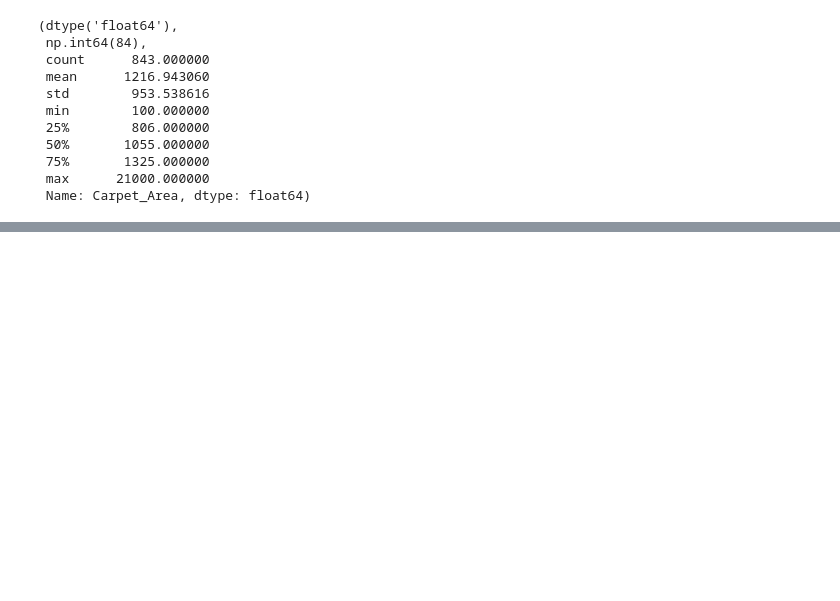
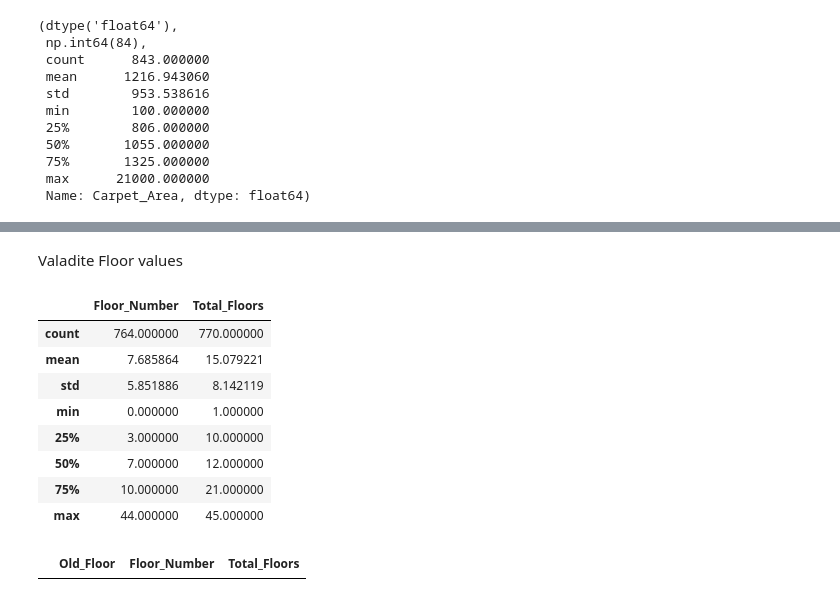
Before and after one commit to Omkesh-Bash/pune-real-estate-data-cleaning, a Jupyter notebook: notebooks/Pune_Real_Estate_Data_Cleaning.ipynb, the cells around one changed output, grey strips where cells are left out. Saved outputs shown, nothing was run; the diff lists cells and outputs as text; code cells hidden in the pictures; blank space fills up the shorter version.

```diff
--- a/notebooks/Pune_Real_Estate_Data_Cleaning.ipynb
+++ b/notebooks/Pune_Real_Estate_Data_Cleaning.ipynb
@@ -674,0 +813,22 @@ real_estate["Carpet_Area"].dtype, real_estate["Carpet_Area"].isna().sum(), real_
+# %% [markdown]
+Valadite Floor values
+# %%
+temp_floor[["Floor_Number", "Total_Floors"]].describe()
+# %% [output]
+|  | Floor_Number | Total_Floors |
+| count | 764.000000 | 770.000000 |
+| mean | 7.685864 | 15.079221 |
+| std | 5.851886 | 8.142119 |
+| min | 0.000000 | 1.000000 |
+| 25% | 3.000000 | 10.000000 |
+| 50% | 7.000000 | 12.000000 |
+| 75% | 10.000000 | 21.000000 |
+| max | 44.000000 | 45.000000 |
+# %%
+temp_floor.loc[
+    temp_floor["Floor_Number"].notna()
+    & (temp_floor["Floor_Number"] > temp_floor["Total_Floors"]),
+    ["Old_Floor", "Floor_Number", "Total_Floors"]
+]
+# %% [output]
+|  | Old_Floor | Floor_Number | Total_Floors |
```
Also changed, not shown: parts of 18 cells of this notebook.
